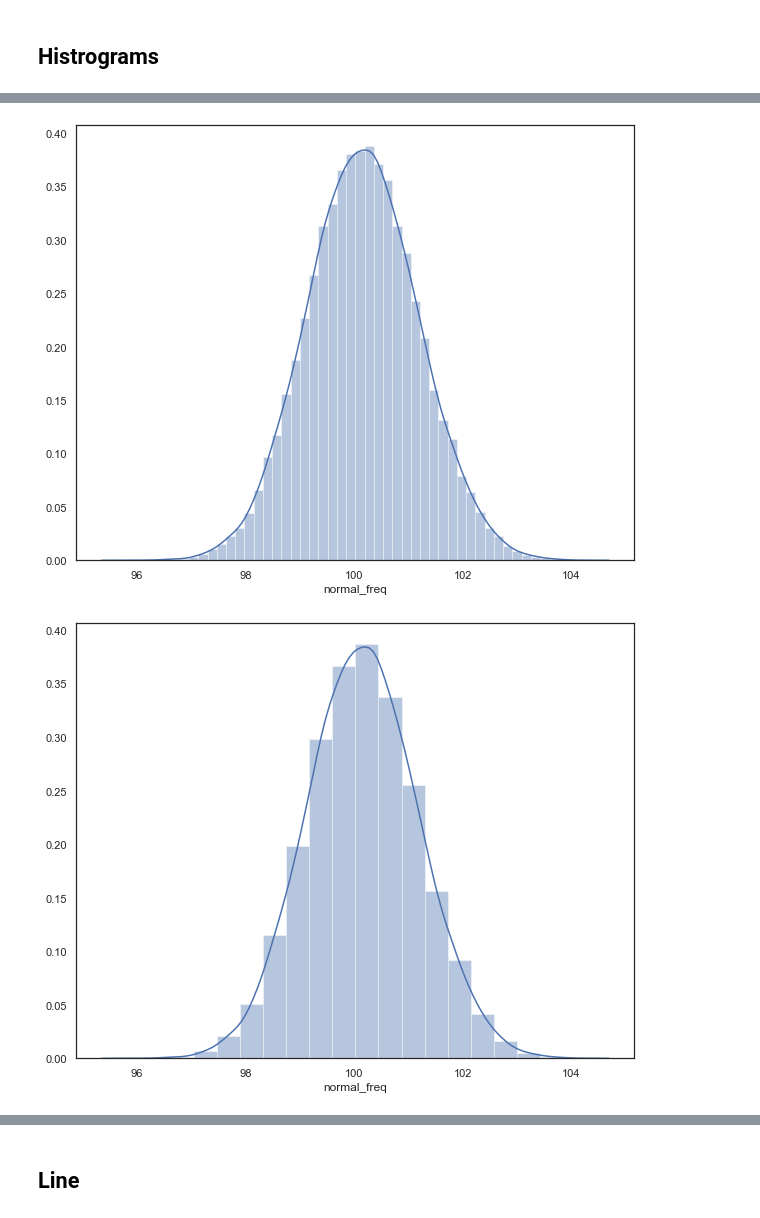
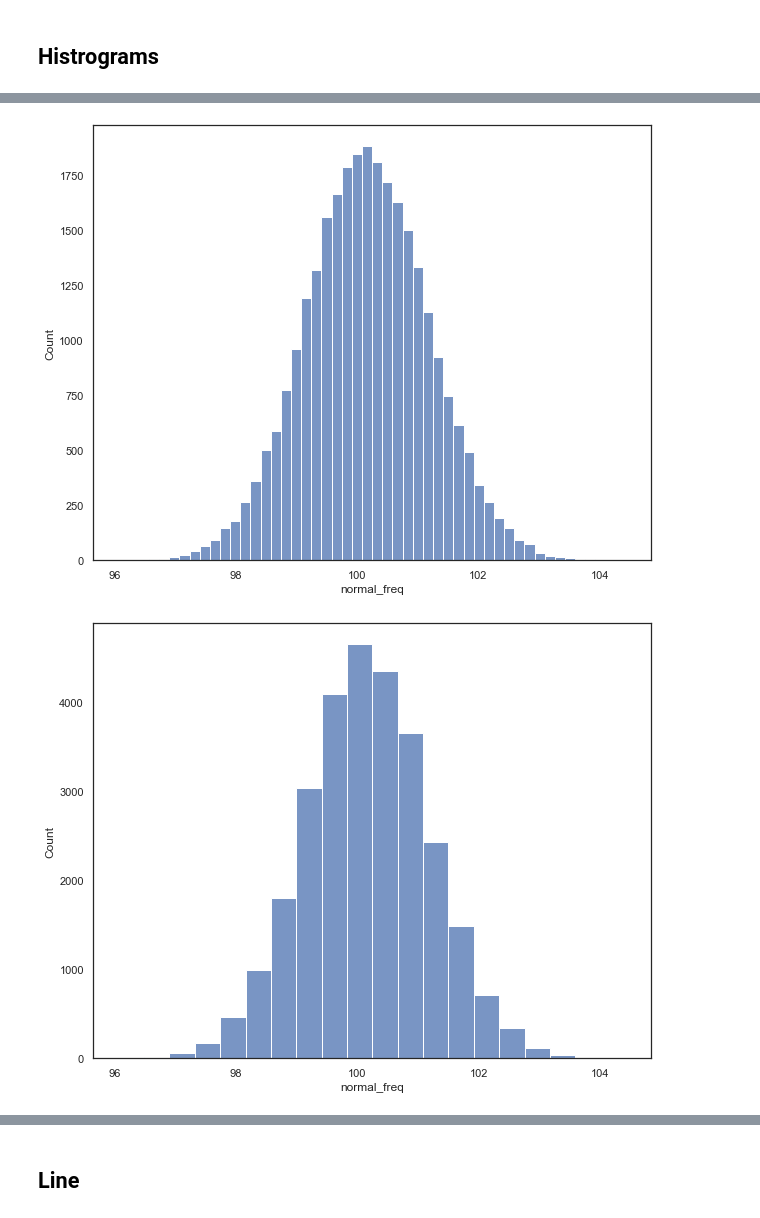
Before and after one commit to ATGenomics/aprendiendo-python, a Jupyter notebook: 05_Viernes.ipynb, the cells around one changed output, grey strips where cells are left out. Saved outputs shown, nothing was run; the diff lists cells and outputs as text; code cells hidden in the pictures.

```diff
--- a/05_Viernes.ipynb
+++ b/05_Viernes.ipynb
@@ -6,6 +8,4 @@ import seaborn as sns
 # %%
-# df = pd.read_csv('data/IGC.annotation.tsv.gz', sep='\t')
+df = pd.read_csv('data/IGC.annotation.tsv.gz', sep='\t')
-# %%
-df = pd.read_csv('https://data-unix.s3-us-west-1.amazonaws.com/IGC.annotation.tsv.gz', sep='\t')
 # %%
 df.shape
@@ -172,9 +226,9 @@ sns.distplot(df["gene_length"], bins=50);
 # %%
-sns.distplot(df["normal_freq"], bins=50);
+sns.histplot(df["normal_freq"], bins=50);
 # %% [output]
-[figure, old version]
+[figure, new version]
 # %%
-sns.distplot(df["normal_freq"], bins=20);
+sns.histplot(df["normal_freq"], bins=20);
 # %% [output]
-[figure, old version]
+[figure, new version]
 # %%
```
Also changed, not shown: parts of 38 cells of this notebook, 1 other file.
